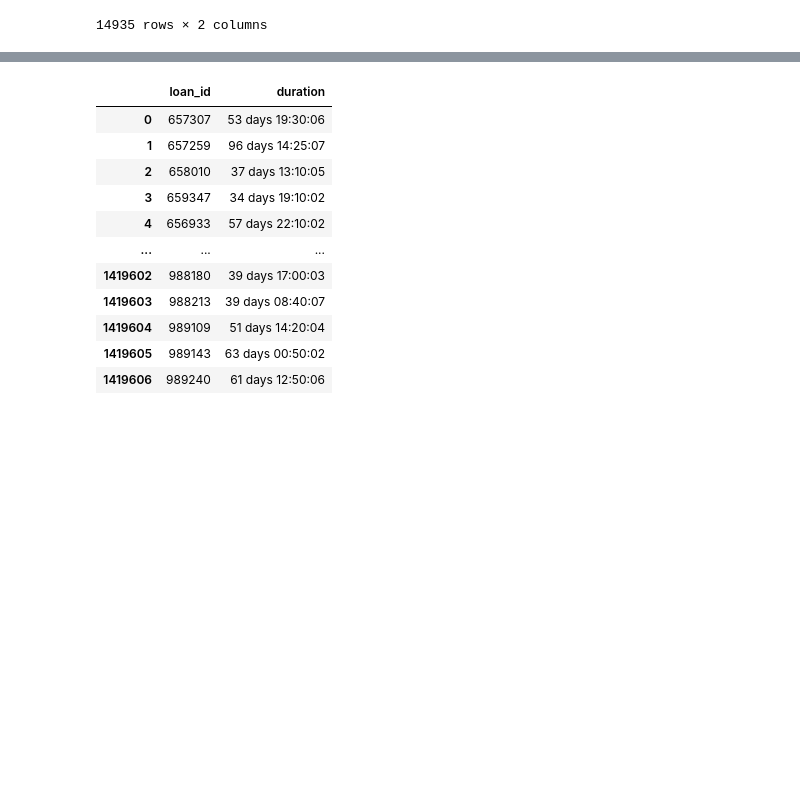
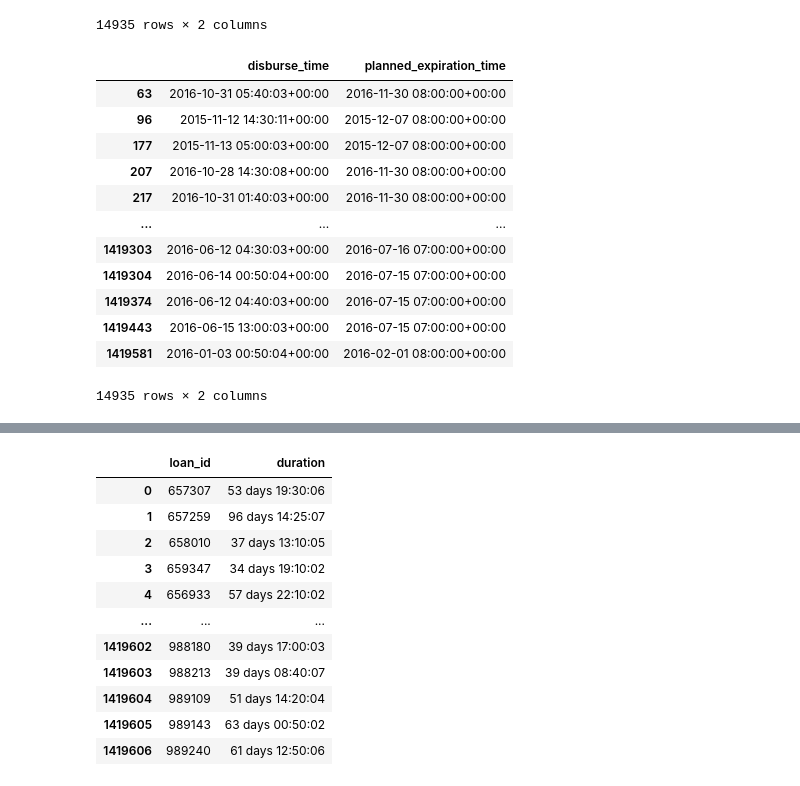
Before and after one commit to alessandropontini/Portfolio, a Jupyter notebook: Python/alessandro_pontini_852793v3.0.ipynb, the cells around one changed output, grey strips where cells are left out. Drawn from its saved outputs; the diff is of its cells as text; code cells hidden in the pictures; blank space fills up the shorter version.

```diff
--- a/Python/alessandro_pontini_852793v3.0.ipynb
+++ b/Python/alessandro_pontini_852793v3.0.ipynb
@@ -85,8 +78,29 @@ temp_df[['disburse_time', 'planned_expiration_time']]
 | 1419581 | 2016-02-01 08:00:00+00:00 | 2016-01-03 00:50:04+00:00 |
 14935 rows × 2 columns
 # %%
-# https://pandas.pydata.org/pandas-docs/stable/user_guide/indexing.html#returning-a-view-versus-a-copy vedere soluzione qua
-temp_df[['disburse_time', 'planned_expiration_time']] = temp_df[['planned_expiration_time','disburse_time']]
+# inverto i valori
+# # https://pandas.pydata.org/pandas-docs/stable/user_guide/indexing.html#returning-a-view-versus-a-copy vedere soluzione qua
+
+temp_df['temp_date'] = temp_df.disburse_time
+temp_df.disburse_time = temp_df.planned_expiration_time
+temp_df.planned_expiration_time = temp_df.temp_date
+del temp_df['temp_date']
+# %%
+temp_df[['disburse_time', 'planned_expiration_time']]
+# %% [output]
+|  | disburse_time | planned_expiration_time |
+| 63 | 2016-10-31 05:40:03+00:00 | 2016-11-30 08:00:00+00:00 |
+| 96 | 2015-11-12 14:30:11+00:00 | 2015-12-07 08:00:00+00:00 |
+| 177 | 2015-11-13 05:00:03+00:00 | 2015-12-07 08:00:00+00:00 |
+| 207 | 2016-10-28 14:30:08+00:00 | 2016-11-30 08:00:00+00:00 |
+| 217 | 2016-10-31 01:40:03+00:00 | 2016-11-30 08:00:00+00:00 |
+| ... | ... | ... |
+| 1419303 | 2016-06-12 04:30:03+00:00 | 2016-07-16 07:00:00+00:00 |
+| 1419304 | 2016-06-14 00:50:04+00:00 | 2016-07-15 07:00:00+00:00 |
+| 1419374 | 2016-06-12 04:40:03+00:00 | 2016-07-15 07:00:00+00:00 |
+| 1419443 | 2016-06-15 13:00:03+00:00 | 2016-07-15 07:00:00+00:00 |
+| 1419581 | 2016-01-03 00:50:04+00:00 | 2016-02-01 08:00:00+00:00 |
+14935 rows × 2 columns
 # %%
 # uso funzione isin per vedere i loan_id che coincidano e cambio df_loan con i nuovi di df_temp corretti
 df_loans.loc[df_loans.loan_id.isin(temp_df.loan_id), ['disburse_time', 'planned_expiration_time']] = temp_df[['disburse_time','planned_expiration_time']]
```
Also changed, not shown: parts of 18 cells of this notebook.
